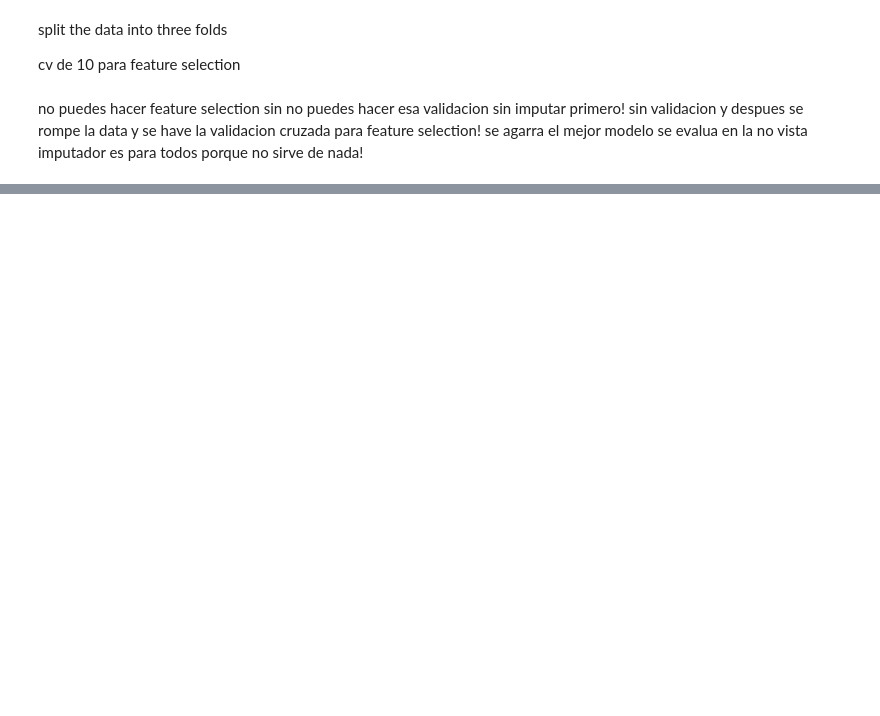
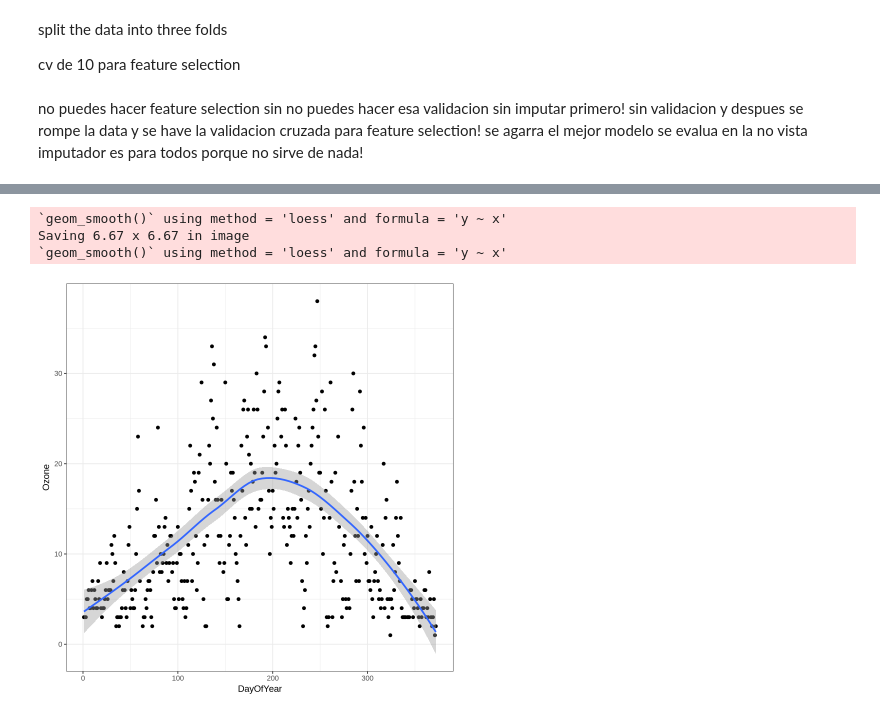
Before and after one commit to alejandro-armenta/r_machine_learning, a Jupyter notebook: lr.ipynb, the cells around one changed output, grey strips where cells are left out. Cells and saved outputs as stored; diff of their text form; code cells hidden in the pictures; blank space fills up the shorter version.

```diff
--- a/lr.ipynb
+++ b/lr.ipynb
@@ -762,0 +806,22 @@ agg_record_567930824
+# %%
+ozoneforgam<-(
+    mutate(
+        ozoneclean,
+        DayOfYear = as.numeric(
+            interaction(Date,Month)
+        )
+    ) %>%
+    select(c(-'Date',-'Month'))
+)
+# %%
+ggplot(ozoneforgam, aes(DayOfYear,Ozone)) +
+geom_point() +
+geom_smooth() +
+theme_bw()
+
+ggsave('nonlinear.png')
+# %% [output]
+`geom_smooth()` using method = 'loess' and formula = 'y ~ x'
+Saving 6.67 x 6.67 in image
+`geom_smooth()` using method = 'loess' and formula = 'y ~ x'
+[figure, added]
```
Also changed, not shown: parts of 33 cells of this notebook, 3 other files.
